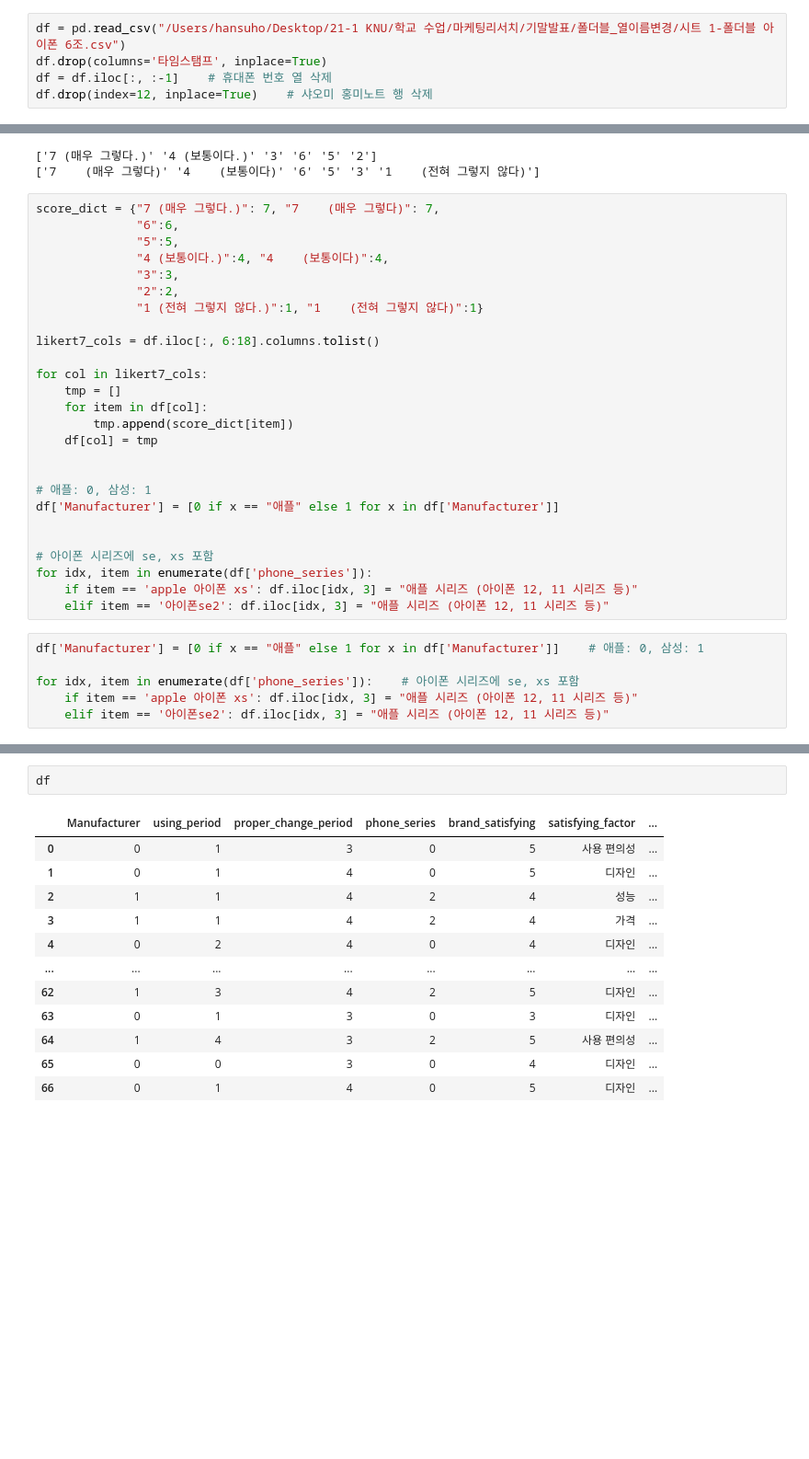
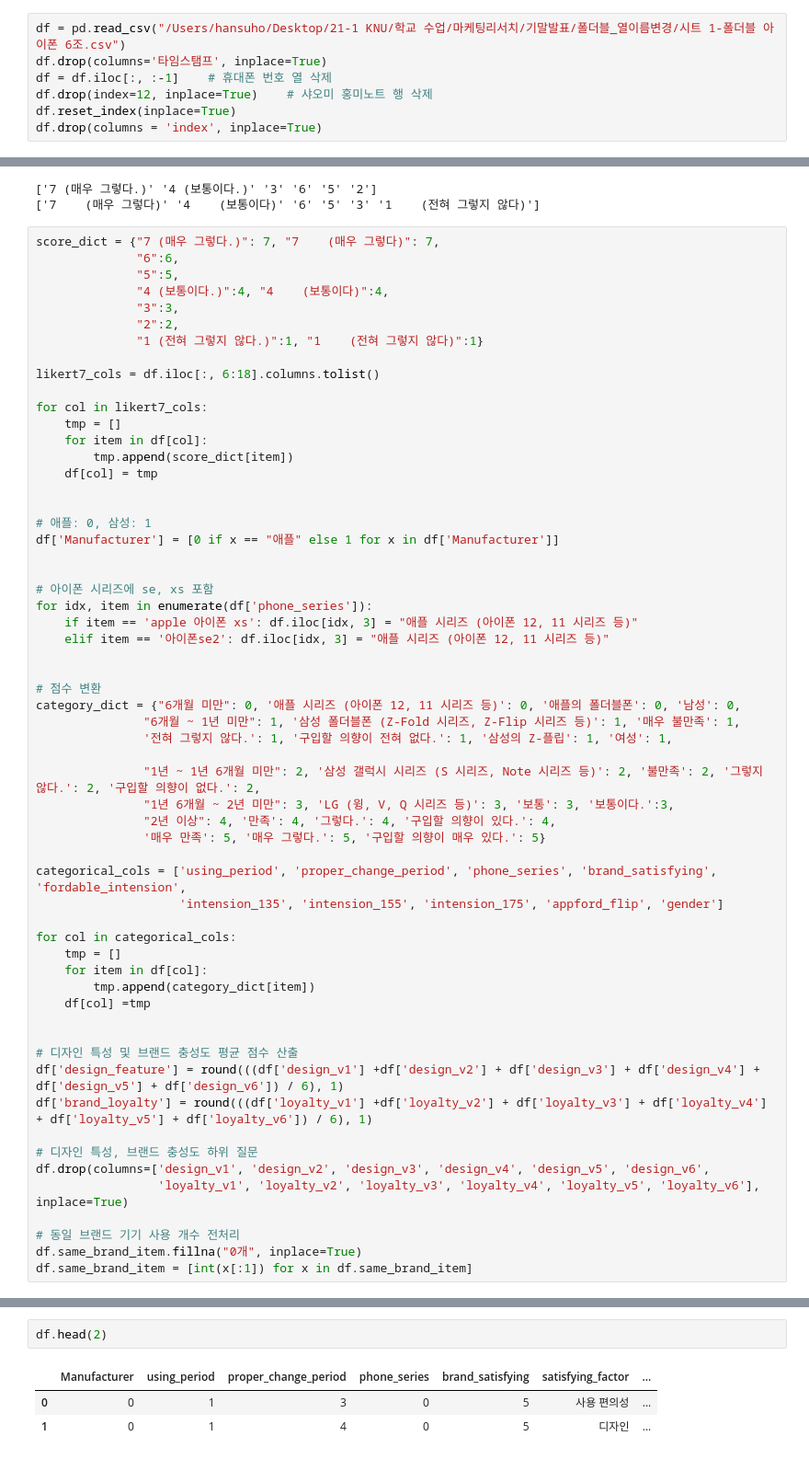
Before and after one commit to hansuho113/School_Lecture, a Jupyter notebook: marketing_research_preprocessing.ipynb, the cells around one changed output, grey strips where cells are left out. Shown at 92% size. Drawn from its saved outputs; the diff is of its cells as text; blank space fills up the shorter version.

```diff
--- a/marketing_research_preprocessing.ipynb
+++ b/marketing_research_preprocessing.ipynb
@@ -9,6 +9,8 @@ df = pd.read_csv("/Users/hansuho/Desktop/21-1 KNU/학교 수어
 df.drop(columns='타임스탬프', inplace=True)
 df = df.iloc[:, :-1]    # 휴대폰 번호 열 삭제
 df.drop(index=12, inplace=True)    # 샤오미 홍미노트 행 삭제
+df.reset_index(inplace=True)
+df.drop(columns = 'index', inplace=True)
 # %%
 # 7점 척도 데이터 범주 확인
 print(df.iloc[:, 7].unique())
@@ -42,9 +44,36 @@ df['Manufacturer'] = [0 if x == "애플" else 1 for x in df['Manufacturer']]
 for idx, item in enumerate(df['phone_series']):
     if item == 'apple 아이폰 xs': df.iloc[idx, 3] = "애플 시리즈 (아이폰 12, 11 시리즈 등)"
     elif item == '아이폰se2': df.iloc[idx, 3] = "애플 시리즈 (아이폰 12, 11 시리즈 등)"
+
+
+# 점수 변환
+category_dict = {"6개월 미만": 0, '애플 시리즈 (아이폰 12, 11 시리즈 등)': 0, '애플의 폴더블폰': 0, '남성': 0,
+               "6개월 ~ 1년 미만": 1, '삼성 폴더블폰 (Z-Fold 시리즈, Z-Flip 시리즈 등)': 1, '매우 불만족': 1,
+               '전혀 그렇지 않다.': 1, '구입할 의향이 전혀 없다.': 1, '삼성의 Z-플립': 1, '여성': 1,
+
+               "1년 ~ 1년 6개월 미만": 2, '삼성 갤럭시 시리즈 (S 시리즈, Note 시리즈 등)': 2, '불만족': 2, '그렇지 않다.': 2, '구입할 의향이 없다.': 2,
+               "1년 6개월 ~ 2년 미만": 3, 'LG (윙, V, Q 시리즈 등)': 3, '보통': 3, '보통이다.':3,
+               "2년 이상": 4, '만족': 4, '그렇다.': 4, '구입할 의향이 있다.': 4,
+               '매우 만족': 5, '매우 그렇다.': 5, '구입할 의향이 매우 있다.': 5}
+
+categorical_cols = ['using_period', 'proper_change_period', 'phone_series', 'brand_satisfying', 'fordable_intension',
+                    'intension_135', 'intension_155', 'intension_175', 'appford_flip', 'gender']
+
+for col in categorical_cols:
+    tmp = []
+    for item in df[col]:
+        tmp.append(category_dict[item])
+    df[col] =tmp
+
+
+# 디자인 특성 및 브랜드 충성도 평균 점수 산출
+df['design_feature'] = round(((df['design_v1'] +df['design_v2'] + df['design_v3'] + df['design_v4'] + df['design_v5'] + df['design_v6']) / 6), 1)
+df['brand_loyalty'] = round(((df['loyalty_v1'] +df['loyalty_v2'] + df['loyalty_v3'] + df['loyalty_v4'] + df['loyalty_v5'] + df['loyalty_v6']) / 6), 1)
+
+# 디자인 특성, 브랜드 충성도 하위 질문
+df.drop(columns=['design_v1', 'design_v2', 'design_v3', 'design_v4', 'design_v5', 'design_v6',
+                 'loyalty_v1', 'loyalty_v2', 'loyalty_v3', 'loyalty_v4', 'loyalty_v5', 'loyalty_v6'], inplace=True)
+
+# 동일 브랜드 기기 사용 개수 전처리
+df.same_brand_item.fillna("0개", inplace=True)
+df.same_brand_item = [int(x[:1]) for x in df.same_brand_item]
-# %%
-df['Manufacturer'] = [0 if x == "애플" else 1 for x in df['Manufacturer']]    # 애플: 0, 삼성: 1
-
-for idx, item in enumerate(df['phone_series']):    # 아이폰 시리즈에 se, xs 포함
-    if item == 'apple 아이폰 xs': df.iloc[idx, 3] = "애플 시리즈 (아이폰 12, 11 시리즈 등)"
-    elif item == '아이폰se2': df.iloc[idx, 3] = "애플 시리즈 (아이폰 12, 11 시리즈 등)"
@@ -83,15 +82,6 @@ df.drop(columns=['design_v1', 'design_v2', 'design_v3', 'design_v4', 'design_v5'
 # %%
-df
+df.head(2)
 # %% [output]
 |  | Manufacturer | using_period | proper_change_period | phone_series | brand_satisfying | satisfying_factor | ... |
 | 0 | 0 | 1 | 3 | 0 | 5 | 사용 편의성 | ... |
 | 1 | 0 | 1 | 4 | 0 | 5 | 디자인 | ... |
-| 2 | 1 | 1 | 4 | 2 | 4 | 성능 | ... |
-| 3 | 1 | 1 | 4 | 2 | 4 | 가격 | ... |
-| 4 | 0 | 2 | 4 | 0 | 4 | 디자인 | ... |
-| ... | ... | ... | ... | ... | ... | ... | ... |
-| 62 | 1 | 3 | 4 | 2 | 5 | 디자인 | ... |
-| 63 | 0 | 1 | 3 | 0 | 3 | 디자인 | ... |
-| 64 | 1 | 4 | 3 | 2 | 5 | 사용 편의성 | ... |
-| 65 | 0 | 0 | 3 | 0 | 4 | 디자인 | ... |
-| 66 | 0 | 1 | 4 | 0 | 5 | 디자인 | ... |
```
Also changed, not shown: parts of 27 cells of this notebook.
